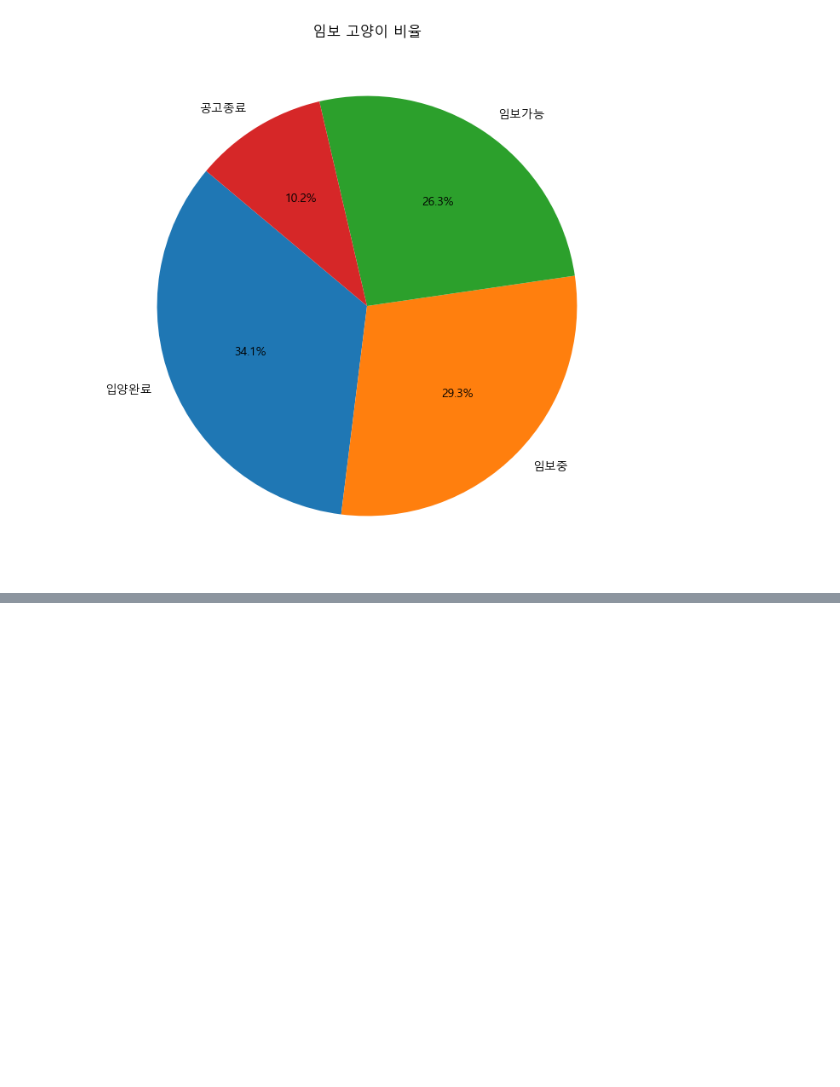
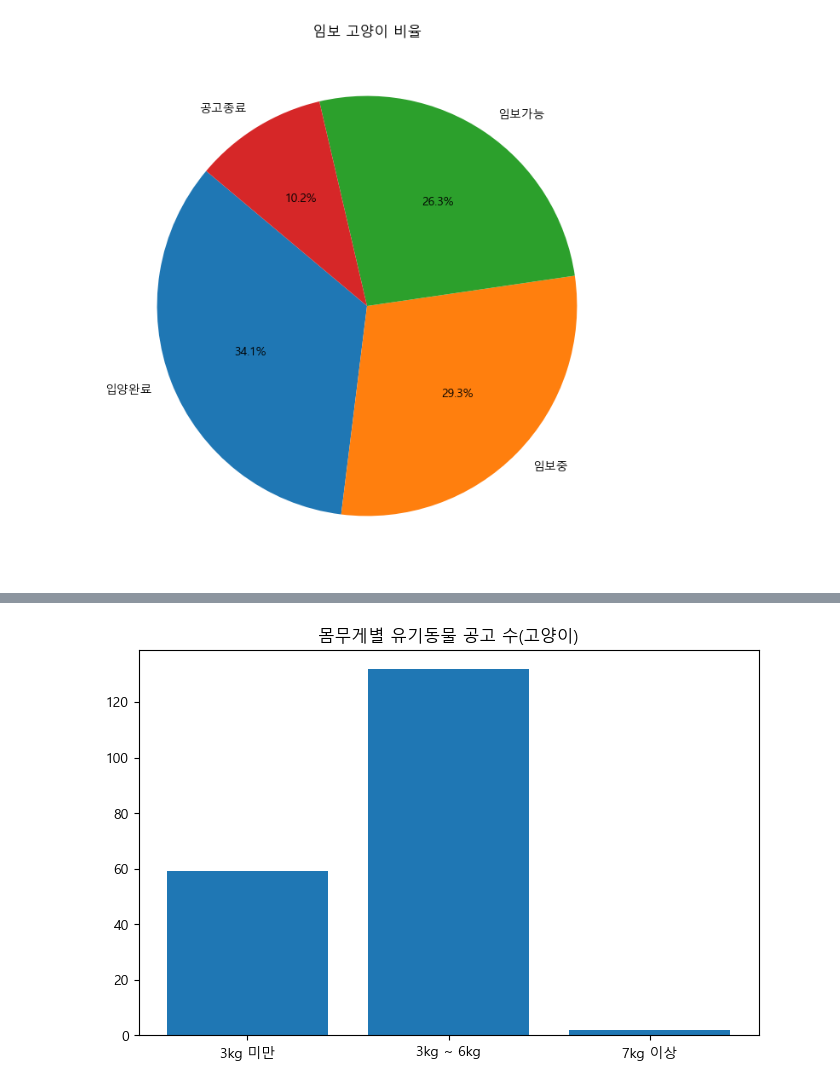
Before and after one commit to cooperear/SK_Shielders_4th_rookie_1st_Team_Project, a Jupyter notebook: cat_data_scraping.ipynb, the cells around one changed output, grey strips where cells are left out. Cells and saved outputs as stored; diff of their text form; code cells hidden in the pictures; blank space fills up the shorter version.

```diff
--- a/cat_data_scraping.ipynb
+++ b/cat_data_scraping.ipynb
@@ -165,0 +202,16 @@ cat_df.loc[cat_df['tags'].apply(lambda x: '공고종료' in x)].reset_index()
+# %%
+def weight(value):
+    try:
+        value = str(value).lower().replace('kg', '').replace(' ', '')
+        value = ''.join(filter(lambda x: x.isdigit() or x == '.', value))  # 숫자와 소수점만
+        if value == '':
+            return None
+        weight = float(value.lstrip("0") or "0")
+        return weight if weight <= 7 else None
+    except:
+        return None
+
+# 몸무게 숫자화 및 필터링
+filtered_df_weight = cat_df.copy()
+filtered_df_weight['몸무게(kg)'] = filtered_df_weight['몸무게'].apply(weight)
+filtered_df_weight = filtered_df_weight[filtered_df_weight['몸무게(kg)'].notna()].reset_index(drop=True)
@@ -232,0 +378,21 @@ plt.show()
+# %%
+# 몸무게 시각화
+def size(weight):
+    if weight < 3:
+        return '3kg 미만'
+    elif weight < 7:
+        return '3kg ~ 6kg'
+    else:
+        return '7kg 이상'
+
+filtered_df_weight['체급'] = filtered_df_weight['몸무게(kg)'].apply(size)
+
+size_counts = filtered_df_weight['체급'].value_counts().reindex(['3kg 미만', '3kg ~ 6kg', '7kg 이상'])
+
+plt.figure(figsize=(8, 5))
+plt.bar(size_counts.index, size_counts.values)
+plt.title('몸무게별 유기동물 공고 수(고양이)')
+
+plt.show()
+# %% [output]
+[figure, added]
```
Also changed, not shown: parts of 20 cells of this notebook, 2 other files.
